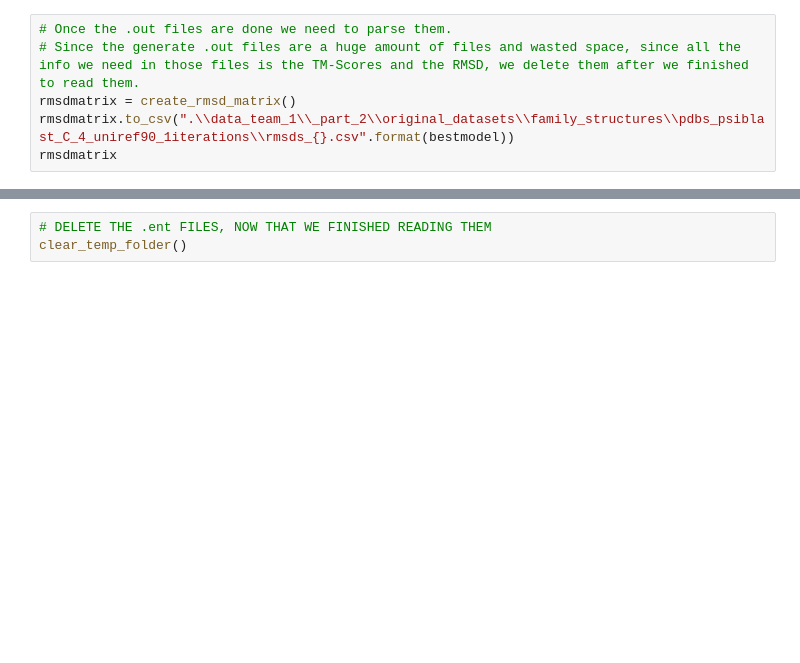
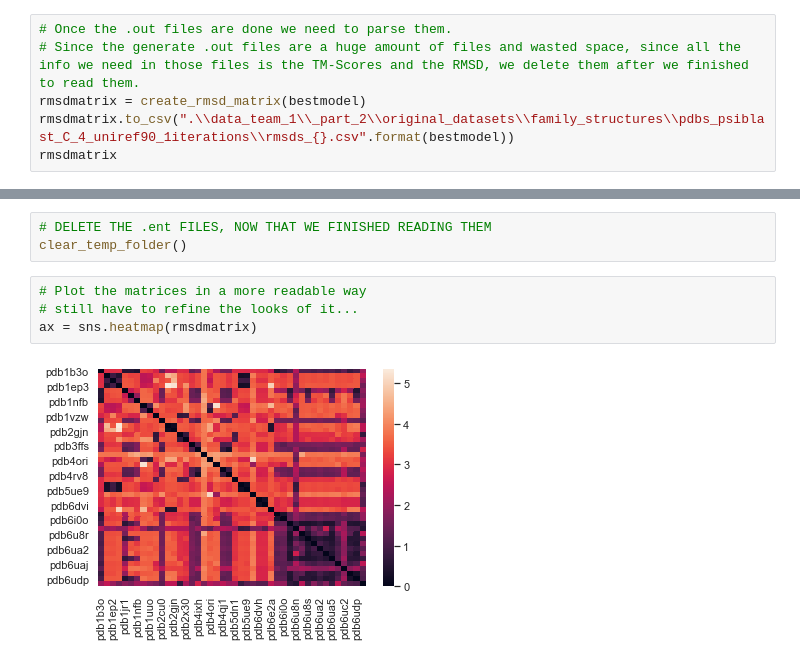
Before and after one commit to AlessandroManente/BD_Project_DS, a Jupyter notebook: Team_1_Project.ipynb, the cells around one changed output, grey strips where cells are left out. Cells and saved outputs as stored; diff of their text form; blank space fills up the shorter version.

Commit message:
fixed some stuff and added basic matrix/heatmaps

```diff
--- a/Team_1_Project.ipynb
+++ b/Team_1_Project.ipynb
@@ -232,7 +233,7 @@ done
 # %%
 # Once the .out files are done we need to parse them.
 # Since the generate .out files are a huge amount of files and wasted space, since all the info we need in those files is the TM-Scores and the RMSD, we delete them after we finished to read them.
-rmsdmatrix = create_rmsd_matrix()
+rmsdmatrix = create_rmsd_matrix(bestmodel)
 rmsdmatrix.to_csv(".\\data_team_1\\_part_2\\original_datasets\\family_structures\\pdbs_psiblast_C_4_uniref90_1iterations\\rmsds_{}.csv".format(bestmodel))
 rmsdmatrix
 # %% [output]
@@ -280,3 +280,9 @@ tmscorematrix
 # %%
 # DELETE THE .ent FILES, NOW THAT WE FINISHED READING THEM
 clear_temp_folder()
+# %%
+# Plot the matrices in a more readable way
+# still have to refine the looks of it...
+ax = sns.heatmap(rmsdmatrix)
+# %% [output]
+[figure, added]
```
Also changed, not shown: parts of 4 cells of this notebook, 1 other file.
